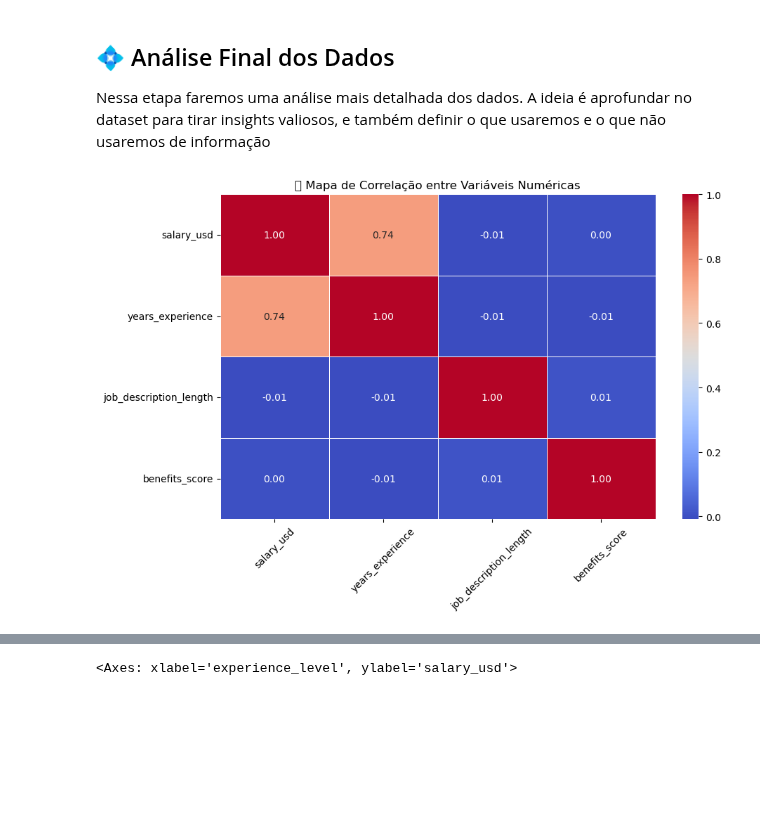
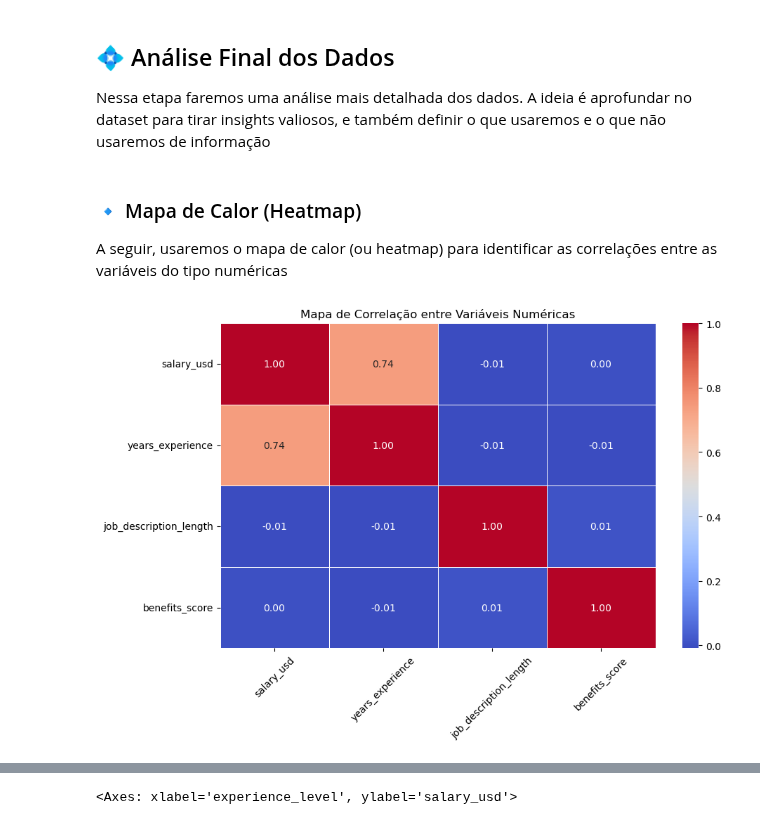
Before and after one commit to Cavalheiro93/mvp-data-analyst-global-ai-market, a Jupyter notebook: Projeto_MVP.ipynb, the cells around one changed output, grey strips where cells are left out. Saved outputs shown, nothing was run; the diff lists cells and outputs as text; code cells hidden in the pictures; blank space fills up the shorter version.

```diff
--- a/Projeto_MVP.ipynb
+++ b/Projeto_MVP.ipynb
@@ -265,26 +265,29 @@ df.select_dtypes(include='category').describe().transpose()
 # %% [markdown]
 ## 💠 Análise Final dos Dados
 Nessa etapa faremos uma análise mais detalhada dos dados. A ideia é aprofundar no dataset para tirar insights valiosos, e também definir o que usaremos e o que não usaremos de informação
+# %% [markdown]
+### 🔹 Mapa de Calor (Heatmap)
+A seguir, usaremos o mapa de calor (ou heatmap) para identificar as correlações entre as variáveis do tipo numéricas
 # %%
 import matplotlib.pyplot as plt
 import seaborn as sns
 
 # Seleciona apenas colunas numéricas
 df_numericas = df.select_dtypes(include=['int64', 'float64'])
 
 # Calcula a matriz de correlação
 matriz_corr = df_numericas.corr()
 
 # Define o tamanho da figura
 plt.figure(figsize=(10, 6))
 
 # Cria o heatmap com anotações
 sns.heatmap(matriz_corr, annot=True, cmap='coolwarm', fmt='.2f', linewidths=0.5)
 
 # Título
-plt.title('🔗 Mapa de Correlação entre Variáveis Numéricas')
+plt.title('Mapa de Correlação entre Variáveis Numéricas')
 plt.xticks(rotation=45)
 plt.yticks(rotation=0)
 plt.show()
 # %% [output]
-[figure, old version]
+[figure, new version]
```
Also changed, not shown: parts of 6 cells of this notebook.
